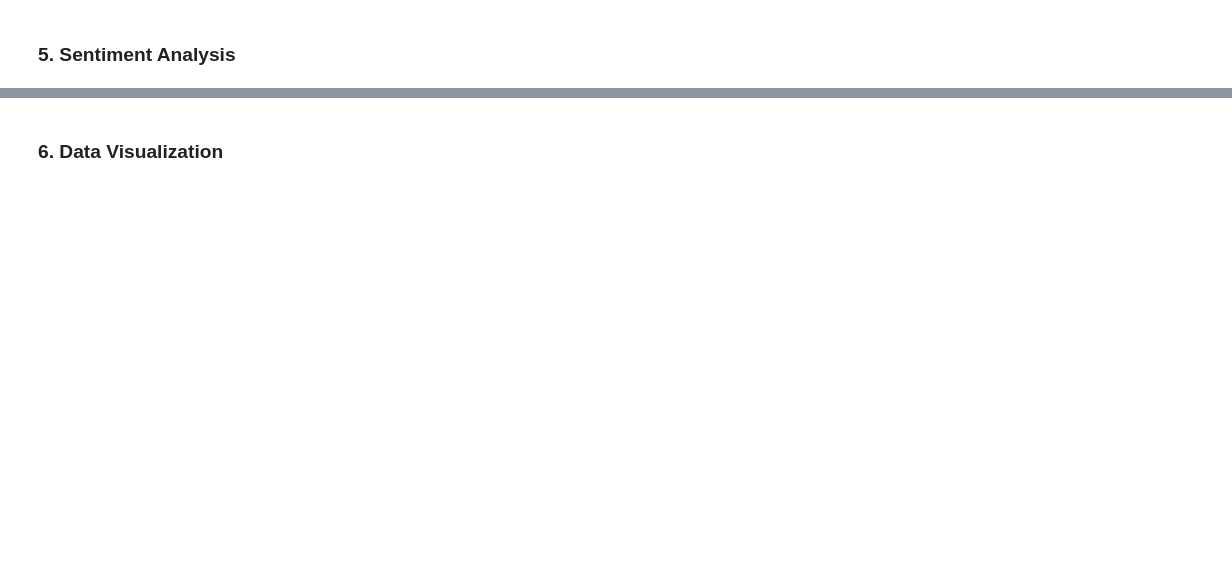
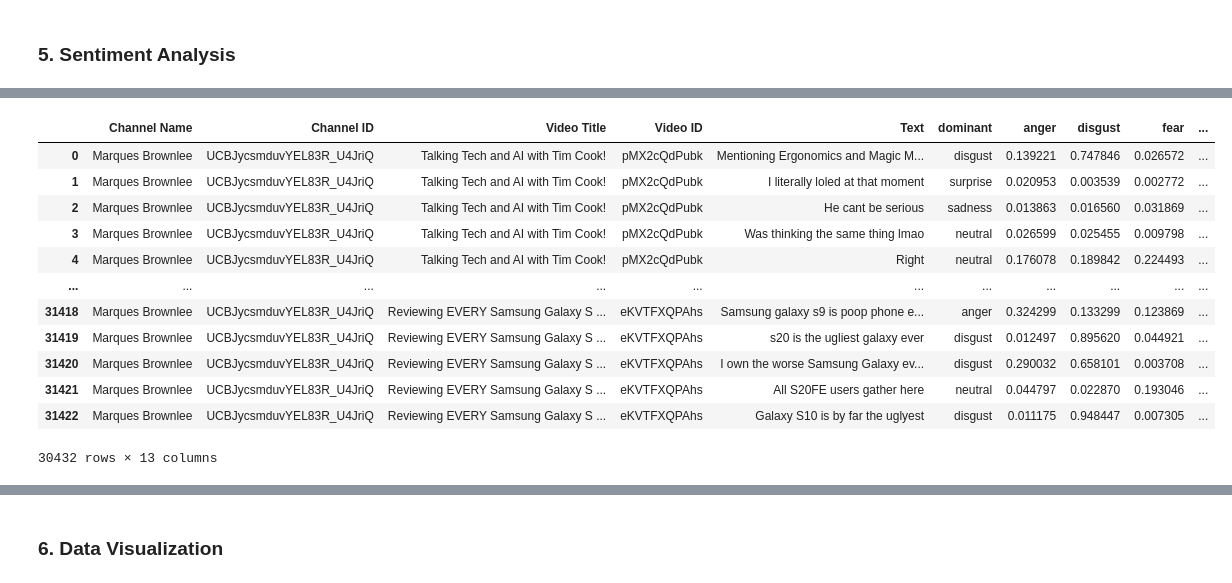
Before and after one commit to OctavianNistora/DM-Project, a Jupyter notebook: DM_Project.ipynb, the cells around one changed output, grey strips where cells are left out. Cells and saved outputs as stored; diff of their text form; code cells hidden in the pictures; blank space fills up the shorter version.

```diff
--- a/DM_Project.ipynb
+++ b/DM_Project.ipynb
@@ -536,0 +560,41 @@ print(sentiment_df.head())
+# %%
+classifier = pipeline("text-classification", model="j-hartmann/emotion-english-distilroberta-base", top_k=None) # https://huggingface.co/j-hartmann/emotion-english-distilroberta-base
+
+sentiment_comment_df = clean_comment_df[['Channel Name', 'Channel ID', 'Video Title', 'Video ID', 'Comment ID', 'Text']].copy().drop_duplicates().reset_index(drop=True)
+sentiment_comment_df = sentiment_comment_df.assign(dominant=np.nan,
+                                               anger=np.nan,
+                                               disgust=np.nan,
+                                               fear=np.nan,
+                                               joy=np.nan,
+                                               neutral=np.nan,
+                                               sadness=np.nan,
+                                               surprise=np.nan)
+
+for index, sentence in enumerate(sentiment_comment_df['Text'].to_list()):
+  if (len(sentence) > 513):
+    continue
+  dominant_label = np.nan
+  dominant_score = 0.0
+  for emotion in classifier(sentence)[0]:
+    sentiment_comment_df.loc[index, emotion['label']] = emotion['score']
+    if emotion['score'] > dominant_score:
+      dominant_score = emotion['score']
+      dominant_label = emotion['label']
+  sentiment_comment_df.loc[index, 'dominant'] = dominant_label
+
+sentiment_comment_df = sentiment_comment_df.dropna()
+sentiment_comment_df
+# %% [output]
+|  | Channel Name | Channel ID | Video Title | Video ID | Text | dominant | anger | disgust | fear | ... |
+| 0 | Marques Brownlee | UCBJycsmduvYEL83R_U4JriQ | Talking Tech and AI with Tim Cook! | pMX2cQdPubk | Mentioning Ergonomics and Magic M... | disgust | 0.139221 | 0.747846 | 0.026572 | ... |
+| 1 | Marques Brownlee | UCBJycsmduvYEL83R_U4JriQ | Talking Tech and AI with Tim Cook! | pMX2cQdPubk | I literally loled at that moment | surprise | 0.020953 | 0.003539 | 0.002772 | ... |
+| 2 | Marques Brownlee | UCBJycsmduvYEL83R_U4JriQ | Talking Tech and AI with Tim Cook! | pMX2cQdPubk | He cant be serious | sadness | 0.013863 | 0.016560 | 0.031869 | ... |
+| 3 | Marques Brownlee | UCBJycsmduvYEL83R_U4JriQ | Talking Tech and AI with Tim Cook! | pMX2cQdPubk | Was thinking the same thing lmao | neutral | 0.026599 | 0.025455 | 0.009798 | ... |
+| 4 | Marques Brownlee | UCBJycsmduvYEL83R_U4JriQ | Talking Tech and AI with Tim Cook! | pMX2cQdPubk | Right | neutral | 0.176078 | 0.189842 | 0.224493 | ... |
+| ... | ... | ... | ... | ... | ... | ... | ... | ... | ... | ... |
+| 31418 | Marques Brownlee | UCBJycsmduvYEL83R_U4JriQ | Reviewing EVERY Samsung Galaxy S ... | eKVTFXQPAhs | Samsung galaxy s9 is poop phone e... | anger | 0.324299 | 0.133299 | 0.123869 | ... |
+| 31419 | Marques Brownlee | UCBJycsmduvYEL83R_U4JriQ | Reviewing EVERY Samsung Galaxy S ... | eKVTFXQPAhs | s20 is the ugliest galaxy ever | disgust | 0.012497 | 0.895620 | 0.044921 | ... |
+| 31420 | Marques Brownlee | UCBJycsmduvYEL83R_U4JriQ | Reviewing EVERY Samsung Galaxy S ... | eKVTFXQPAhs | I own the worse Samsung Galaxy ev... | disgust | 0.290032 | 0.658101 | 0.003708 | ... |
+| 31421 | Marques Brownlee | UCBJycsmduvYEL83R_U4JriQ | Reviewing EVERY Samsung Galaxy S ... | eKVTFXQPAhs | All S20FE users gather here | neutral | 0.044797 | 0.022870 | 0.193046 | ... |
+| 31422 | Marques Brownlee | UCBJycsmduvYEL83R_U4JriQ | Reviewing EVERY Samsung Galaxy S ... | eKVTFXQPAhs | Galaxy S10 is by far the uglyest | disgust | 0.011175 | 0.948447 | 0.007305 | ... |
+30432 rows × 13 columns
```
Also changed, not shown: parts of 6 cells of this notebook.
